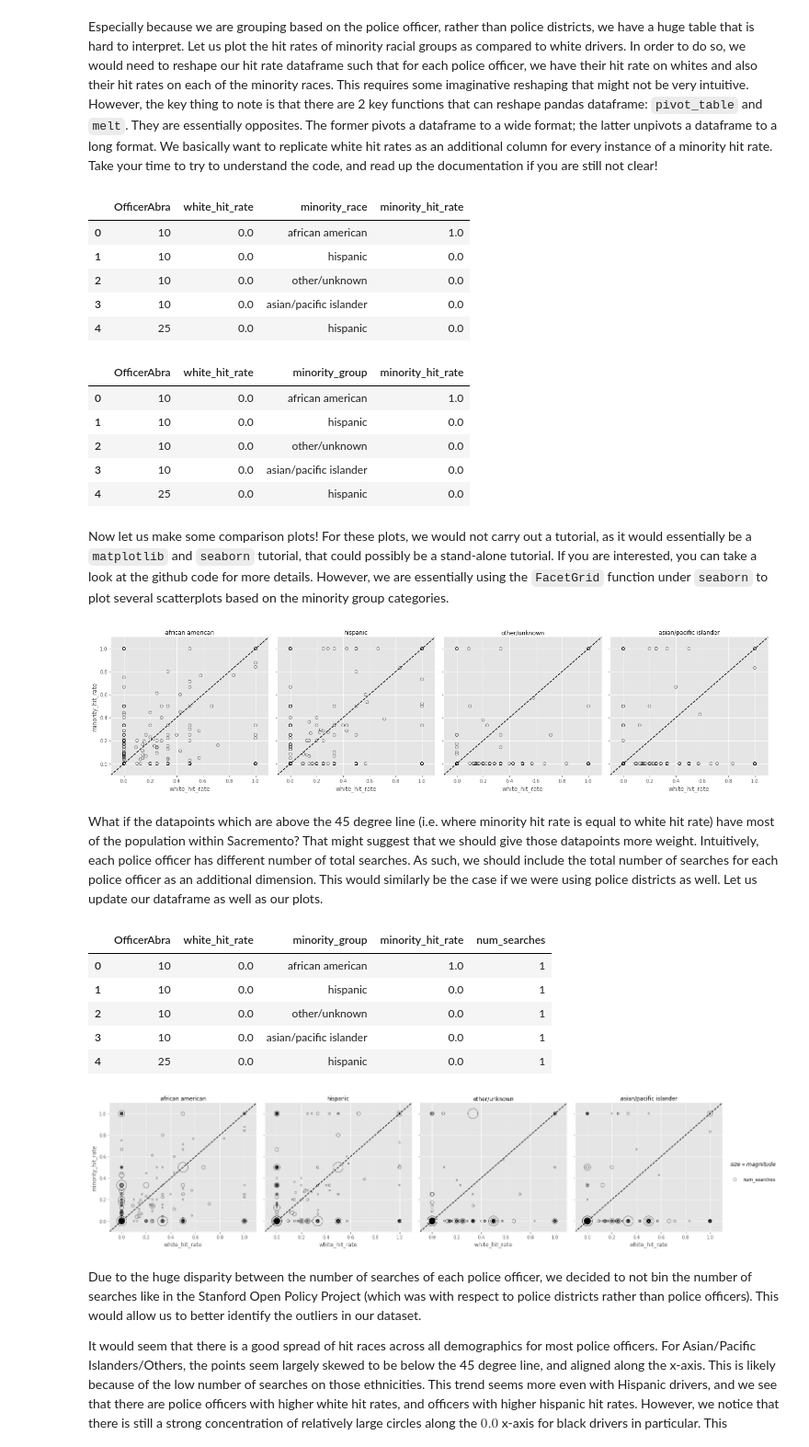
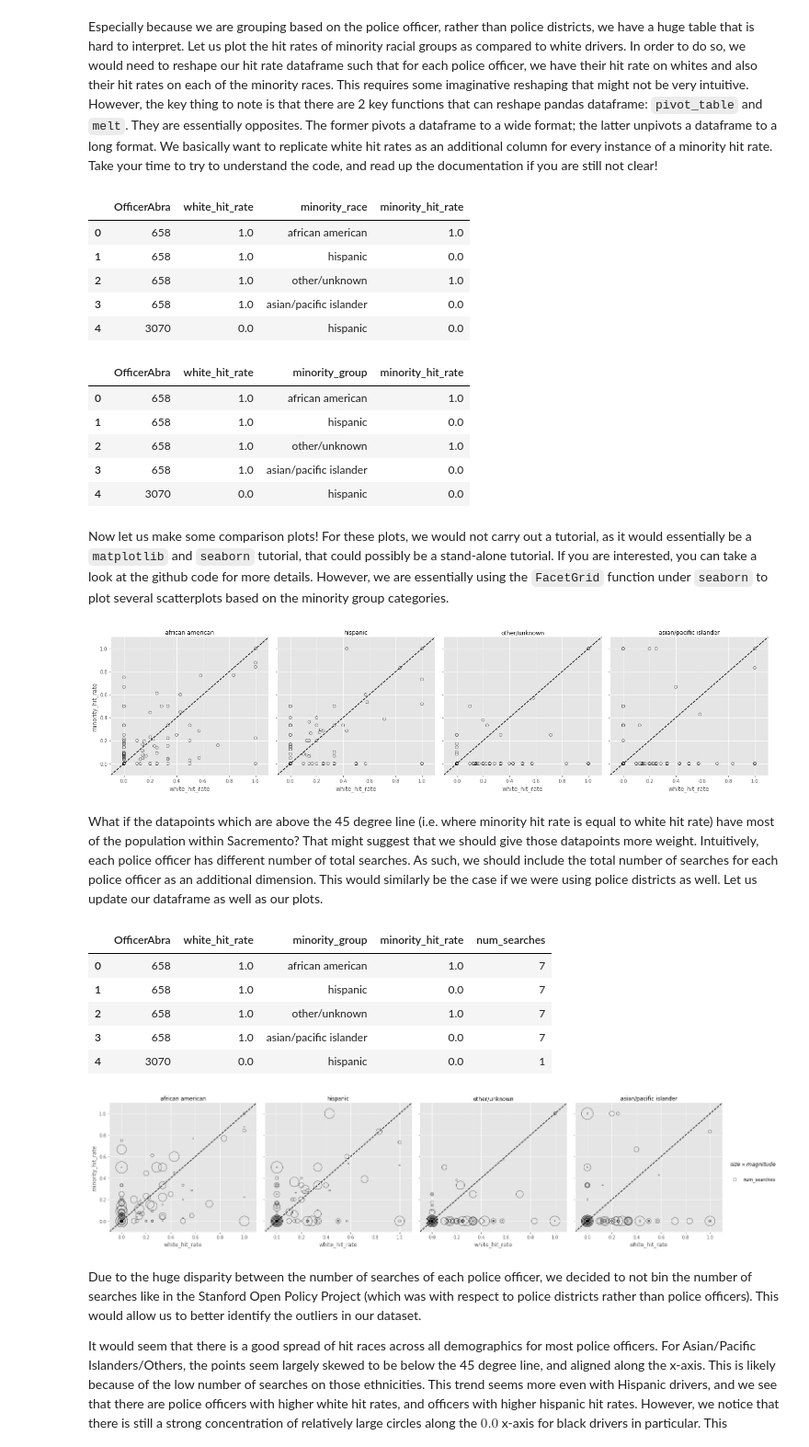
Before and after one commit to shengsiongong/ac221_police_stops, a Jupyter notebook: tutorial_guide.ipynb, the cells around one changed output. Shown: that part at 92% size. Cells and saved outputs as stored; diff of their text form; code cells hidden in the pictures.

```diff
--- a/tutorial_guide.ipynb
+++ b/tutorial_guide.ipynb
@@ -272,5 +272,8 @@ As we alluded to previously, in order to do a baseline comparison, we need to ha
 # %%
+officer_stop_size = calc_group_size(sacramento_stops, ['OfficerAbra'])
+officer_group = officer_stop_size[officer_stop_size['n'] >= 150]['OfficerAbra'].values
 stops_2018 = sacramento_stops[sacramento_stops['date'].apply(lambda date: date.year == 2018)]
+stops_2018 = stops_2018[stops_2018['OfficerAbra'].isin(officer_group)]
 # %%
 #https://www.census.gov/quickfacts/fact/table/sacramentocountycalifornia,ca/PST045217
 sacramento_population_2018 = 1530615
@@ -426,11 +429,11 @@ Especially because we are grouping based on the police officer, rather than poli
  .rename({'subject_race': 'minority_race'}, axis=1)).head()
 # %% [output]
 |  | OfficerAbra | white_hit_rate | minority_race | minority_hit_rate |
-| 0 | 10 | 0.0 | african american | 1.0 |
-| 1 | 10 | 0.0 | hispanic | 0.0 |
-| 2 | 10 | 0.0 | other/unknown | 0.0 |
-| 3 | 10 | 0.0 | asian/pacific islander | 0.0 |
-| 4 | 25 | 0.0 | hispanic | 0.0 |
+| 0 | 658 | 1.0 | african american | 1.0 |
+| 1 | 658 | 1.0 | hispanic | 0.0 |
+| 2 | 658 | 1.0 | other/unknown | 1.0 |
+| 3 | 658 | 1.0 | asian/pacific islander | 0.0 |
+| 4 | 3070 | 0.0 | hispanic | 0.0 |
 # %%
 from calculations import compare_rates
 
@@ -442,17 +445,17 @@ hit_rates = compare_rates('hit_rate',
 hit_rates.head()
 # %% [output]
 |  | OfficerAbra | white_hit_rate | minority_group | minority_hit_rate |
-| 0 | 10 | 0.0 | african american | 1.0 |
-| 1 | 10 | 0.0 | hispanic | 0.0 |
-| 2 | 10 | 0.0 | other/unknown | 0.0 |
-| 3 | 10 | 0.0 | asian/pacific islander | 0.0 |
-| 4 | 25 | 0.0 | hispanic | 0.0 |
+| 0 | 658 | 1.0 | african american | 1.0 |
+| 1 | 658 | 1.0 | hispanic | 0.0 |
+| 2 | 658 | 1.0 | other/unknown | 1.0 |
+| 3 | 658 | 1.0 | asian/pacific islander | 0.0 |
+| 4 | 3070 | 0.0 | hispanic | 0.0 |
 # %% [markdown]
 Now let us make some comparison plots! For these plots, we would not carry out a tutorial, as it would essentially be a `matplotlib` and `seaborn` tutorial, that could possibly be a stand-alone tutorial. If you are interested, you can take a look at the github code for more details. However, we are essentially using the `FacetGrid` function under `seaborn` to plot several scatterplots based on the minority group categories.
 # %%
 plot_rates_comparison('hit_rate', hit_rates, 'white', 'minority_group', None)
 # %% [output]
-[figure, old version]
+[figure, new version]
 # %% [markdown]
 What if the datapoints which are above the 45 degree line (i.e. where minority hit rate is equal to white hit rate) have most of the population within Sacremento? That might suggest that we should give those datapoints more weight. Intuitively, each police officer has different number of total searches. As such, we should include the total number of searches for each police officer as an additional dimension. This would similarly be the case if we were using police districts as well. Let us update our dataframe as well as our plots.
 # %%
@@ -462,18 +465,18 @@ hit_rates_search.rename({'n': 'num_searches'}, axis=1, inplace=True)
 hit_rates_search.head()
 # %% [output]
 |  | OfficerAbra | white_hit_rate | minority_group | minority_hit_rate | num_searches |
-| 0 | 10 | 0.0 | african american | 1.0 | 1 |
-| 1 | 10 | 0.0 | hispanic | 0.0 | 1 |
-| 2 | 10 | 0.0 | other/unknown | 0.0 | 1 |
-| 3 | 10 | 0.0 | asian/pacific islander | 0.0 | 1 |
-| 4 | 25 | 0.0 | hispanic | 0.0 | 1 |
+| 0 | 658 | 1.0 | african american | 1.0 | 7 |
+| 1 | 658 | 1.0 | hispanic | 0.0 | 7 |
+| 2 | 658 | 1.0 | other/unknown | 1.0 | 7 |
+| 3 | 658 | 1.0 | asian/pacific islander | 0.0 | 7 |
+| 4 | 3070 | 0.0 | hispanic | 0.0 | 1 |
 # %%
 plot_rates_comparison('hit_rate',
                       hit_rates_search,
                       'white', 'minority_group', 'num_searches',
-                      marker_size_scale = 0.1)
+                      marker_size_scale = 0.2)
 # %% [output]
-[figure, old version]
+[figure, new version]
 # %% [markdown]
 Due to the huge disparity between the number of searches of each police officer, we decided to not bin the number of searches like in the Stanford Open Policy Project (which was with respect to police districts rather than police officers). This would allow us to better identify the outliers in our dataset.
 
```
Also changed, not shown: parts of 24 cells of this notebook.
